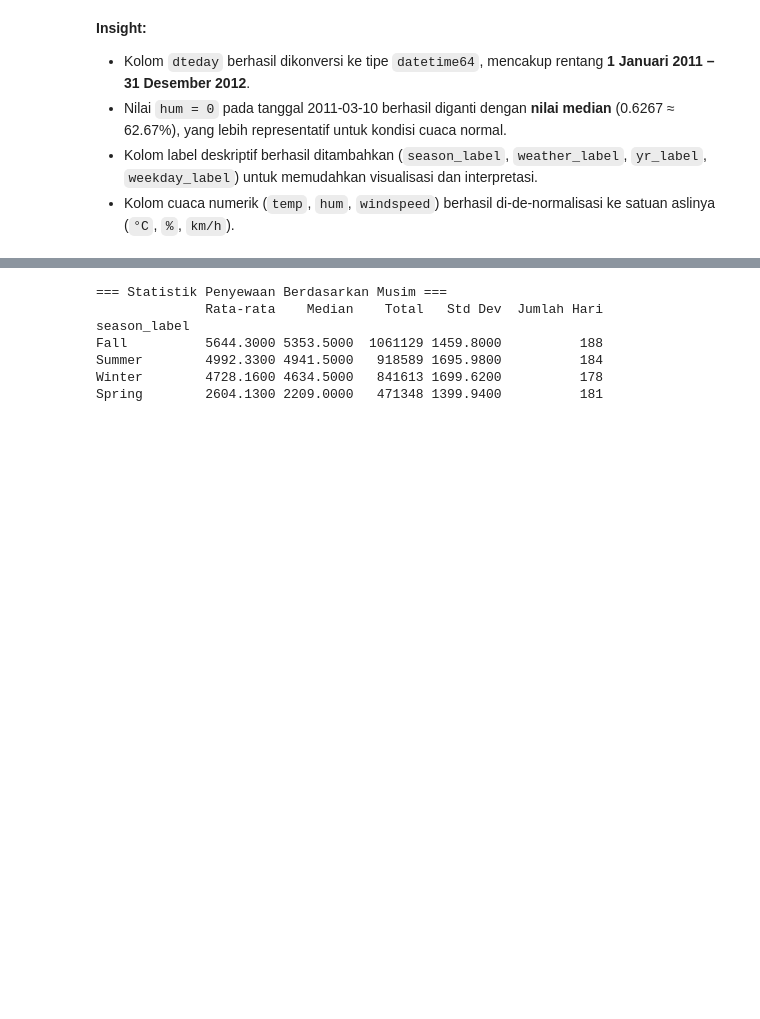
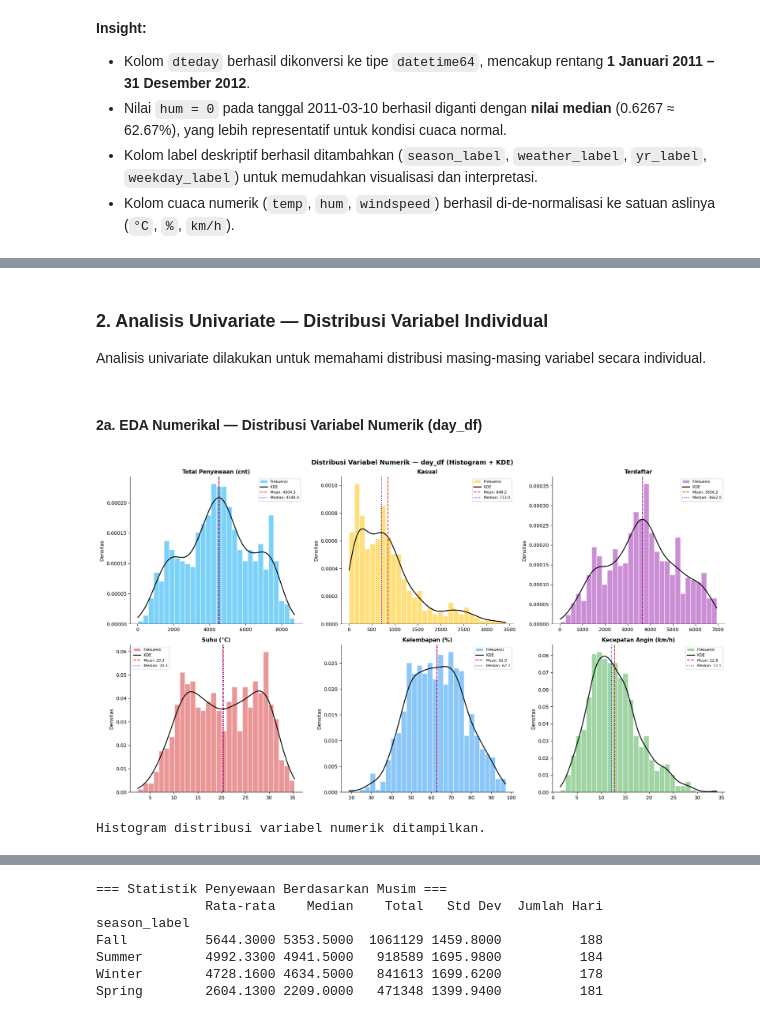
Before and after one commit to Vikrimustafa1/bike-sharing-analysis, a Jupyter notebook: notebook.ipynb, the cells around one changed output, grey strips where cells are left out. Drawn from its saved outputs; the diff is of its cells as text; code cells hidden in the pictures; blank space fills up the shorter version.

```diff
--- a/notebook.ipynb
+++ b/notebook.ipynb
@@ -396,0 +480,37 @@ Pada tahap ini, kita akan mengeksplorasi data secara mendalam untuk menjawab ked
+# %% [markdown]
+### 2. Analisis Univariate — Distribusi Variabel Individual
+
+Analisis univariate dilakukan untuk memahami distribusi masing-masing variabel secara individual.
+# %% [markdown]
+#### 2a. EDA Numerikal — Distribusi Variabel Numerik (day_df)
+# %%
+# Distribusi variabel numerik — Histogram + KDE
+num_cols  = ['cnt', 'casual', 'registered', 'temp_celsius', 'hum_pct', 'windspeed_kmh']
+num_labels = ['Total Penyewaan (cnt)', 'Kasual', 'Terdaftar',
+               'Suhu (°C)', 'Kelembapan (%)', 'Kecepatan Angin (km/h)']
+colors_num = ['#4FC3F7', '#FFD54F', '#BA68C8', '#E57373', '#64B5F6', '#81C784']
+
+fig, axes = plt.subplots(2, 3, figsize=(18, 10))
+fig.suptitle('Distribusi Variabel Numerik — day_df (Histogram + KDE)',
+             fontsize=13, fontweight='bold')
+
+for idx, (col, label, color) in enumerate(zip(num_cols, num_labels, colors_num)):
+    ax = axes[idx // 3][idx % 3]
+    ax.hist(day_df[col], bins=30, color=color, edgecolor='white', alpha=0.75, density=True, label='Frekuensi')
+    # KDE overlay
+    kde_x = np.linspace(day_df[col].min(), day_df[col].max(), 200)
+    kde = gaussian_kde(day_df[col])
+    ax.plot(kde_x, kde(kde_x), color='black', linewidth=1.8, label='KDE')
+    ax.axvline(day_df[col].mean(),   color='red',  linestyle='--', linewidth=1.5, label=f'Mean: {day_df[col].mean():.1f}')
+    ax.axvline(day_df[col].median(), color='blue', linestyle=':',  linewidth=1.5, label=f'Median: {day_df[col].median():.1f}')
+    ax.set_title(label, fontsize=11, fontweight='bold')
+    ax.set_xlabel('')
+    ax.set_ylabel('Densitas')
+    ax.legend(fontsize=7.5)
+
+plt.tight_layout()
+plt.show()
+print("Histogram distribusi variabel numerik ditampilkan.")
+# %% [output]
+[figure, added]
+Histogram distribusi variabel numerik ditampilkan.
```
Also changed, not shown: parts of 34 cells of this notebook.
